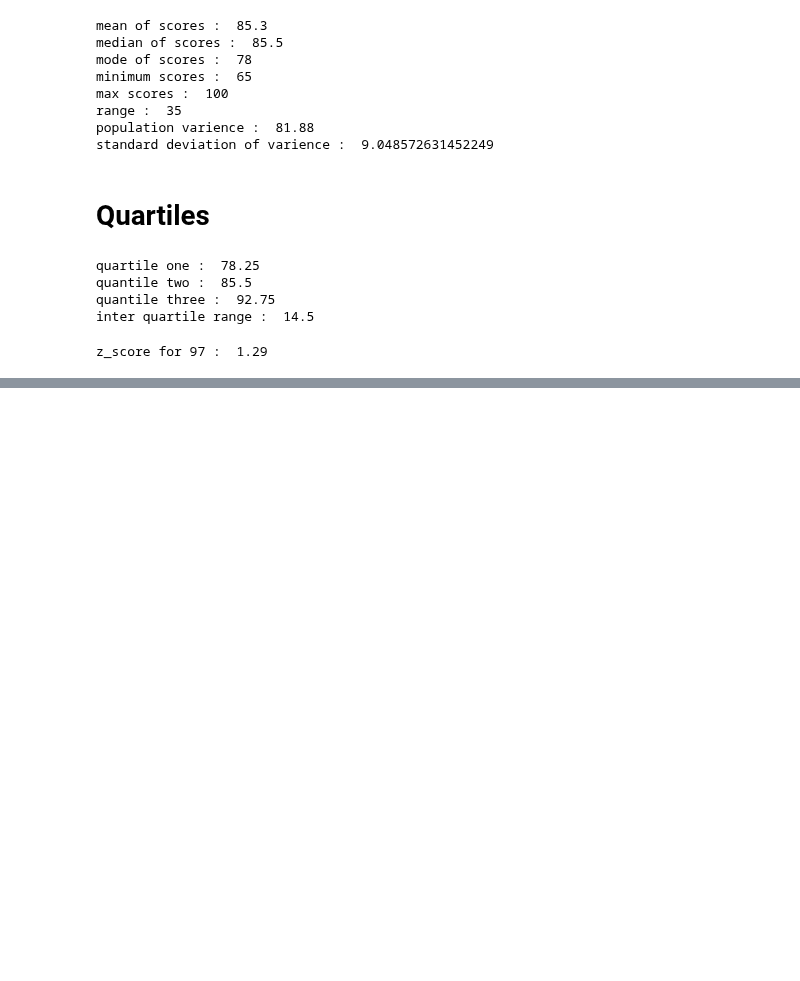
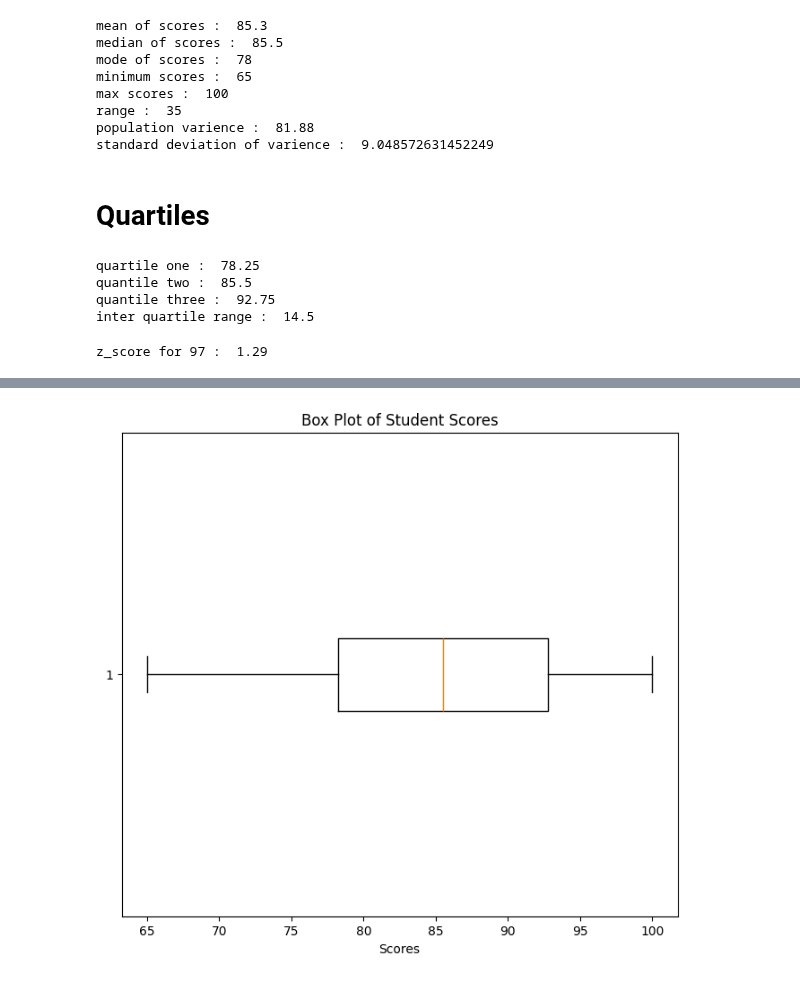
Before and after one commit to Engr-Jawad/statistics_for_data_Science, a Jupyter notebook: problem_2.ipynb, the cells around one changed output, grey strips where cells are left out. Saved outputs shown, nothing was run; the diff lists cells and outputs as text; code cells hidden in the pictures; blank space fills up the shorter version.

```diff
--- a/problem_2.ipynb
+++ b/problem_2.ipynb
@@ -73,0 +84,11 @@ z_score for 97 :  1.29
+# %%
+ # boxplot
+plt.figure(figsize=(8,7))
+plt.boxplot(scores,vert=False)
+
+plt.title("Box Plot of Student Scores")
+plt.xlabel("Scores")
+
+plt.show()
+# %% [output]
+[figure, added]
```
Also changed, not shown: parts of 1 cell of this notebook.
